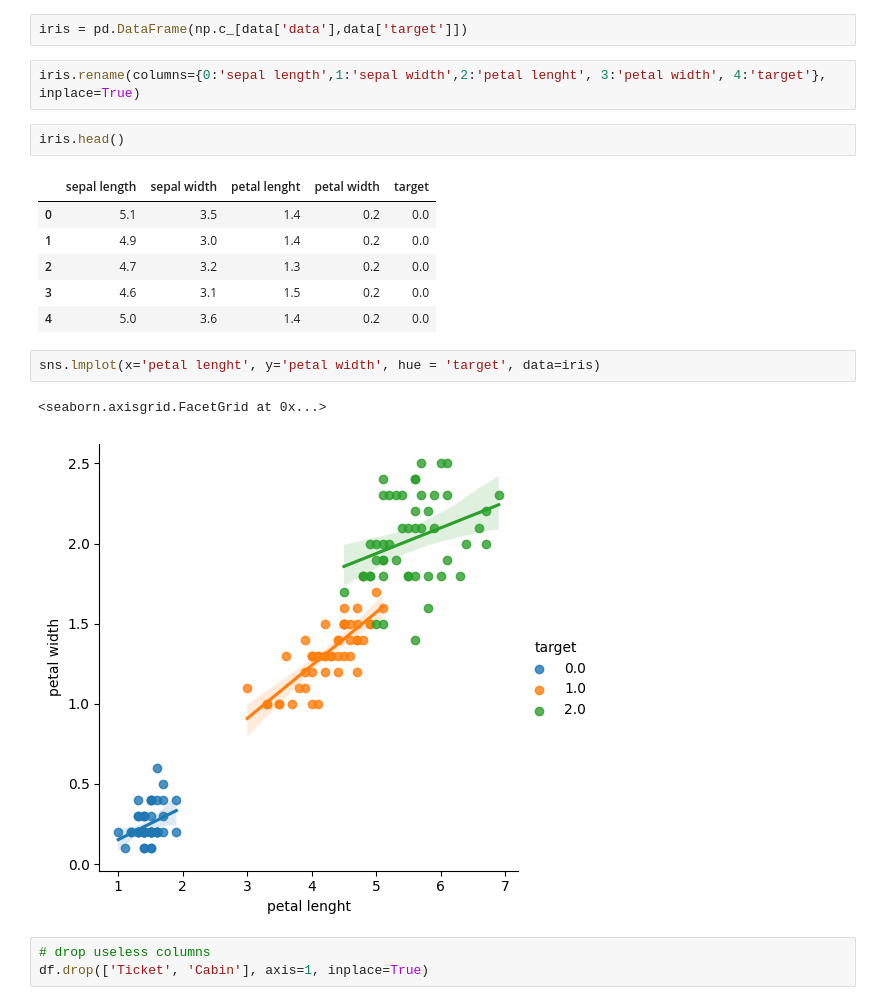
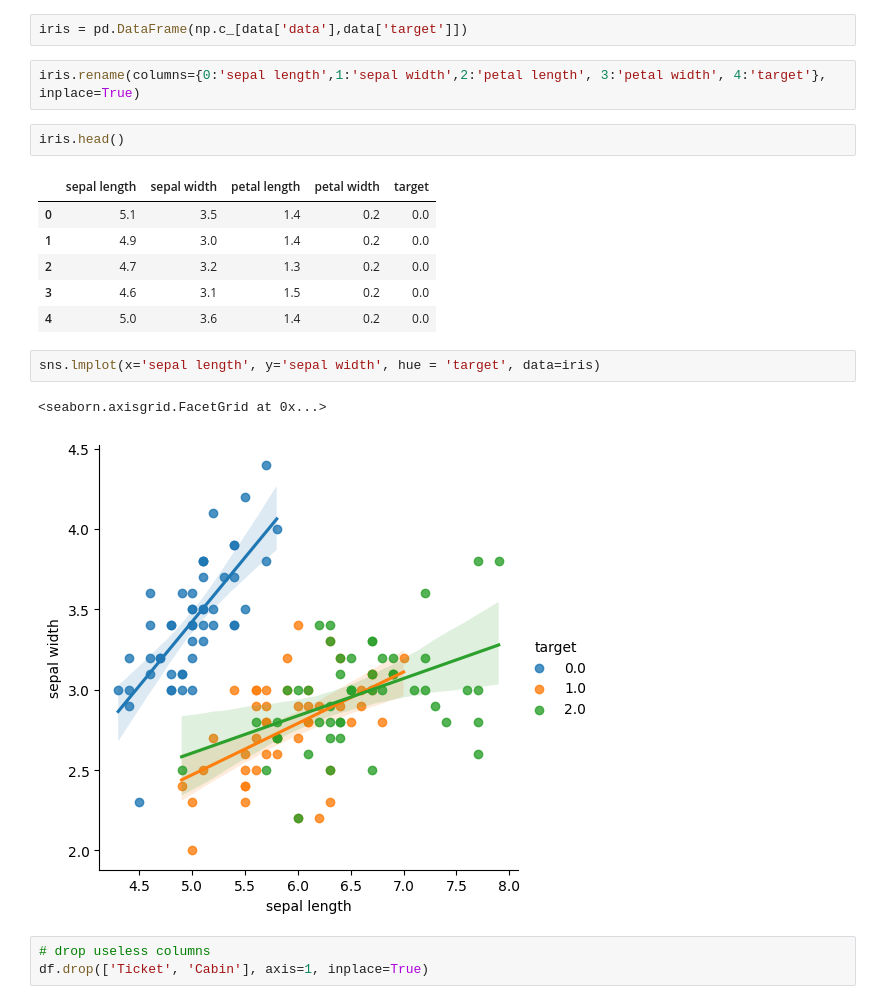
Before and after one commit to delinai/schulich_ds1, a Jupyter notebook: In-class Code/knn_and_naive_bayes.ipynb, the cells around one changed output. Saved outputs shown, nothing was run; the diff lists cells and outputs as text.

```diff
--- a/In-class Code/knn_and_naive_bayes.ipynb
+++ b/In-class Code/knn_and_naive_bayes.ipynb
@@ -53,21 +53,21 @@ data = load_iris()
 # %%
 iris = pd.DataFrame(np.c_[data['data'],data['target']])
 # %%
-iris.rename(columns={0:'sepal length',1:'sepal width',2:'petal lenght', 3:'petal width', 4:'target'}, inplace=True)
+iris.rename(columns={0:'sepal length',1:'sepal width',2:'petal length', 3:'petal width', 4:'target'}, inplace=True)
 # %%
 iris.head()
 # %% [output]
-|  | sepal length | sepal width | petal lenght | petal width | target |
+|  | sepal length | sepal width | petal length | petal width | target |
 | 0 | 5.1 | 3.5 | 1.4 | 0.2 | 0.0 |
 | 1 | 4.9 | 3.0 | 1.4 | 0.2 | 0.0 |
 | 2 | 4.7 | 3.2 | 1.3 | 0.2 | 0.0 |
 | 3 | 4.6 | 3.1 | 1.5 | 0.2 | 0.0 |
 | 4 | 5.0 | 3.6 | 1.4 | 0.2 | 0.0 |
 # %%
-sns.lmplot(x='petal lenght', y='petal width', hue = 'target', data=iris)
+sns.lmplot(x='sepal length', y='sepal width', hue = 'target', data=iris)
 # %% [output]
 <seaborn.axisgrid.FacetGrid at 0x...>
-[figure, old version]
+[figure, new version]
 # %%
 # drop useless columns
 df.drop(['Ticket', 'Cabin'], axis=1, inplace=True)
```
Also changed, not shown: parts of 6 cells of this notebook, 2 other files.
